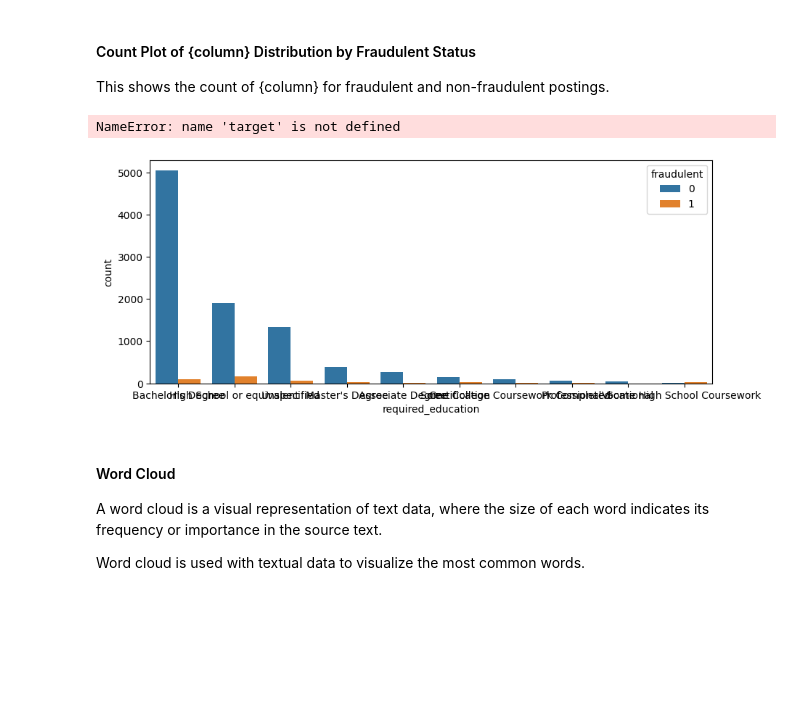
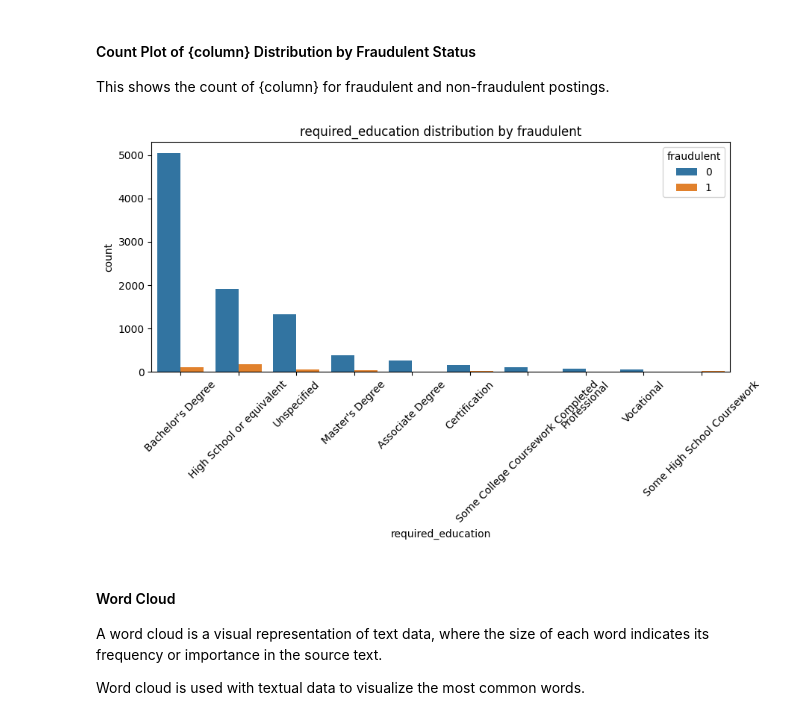
Before and after one commit to geekcourses/RealFakeJobPostingPrediction_Mitko, a Jupyter notebook: src/data_preprocessing.ipynb, the cells around one changed output. Saved outputs shown, nothing was run; the diff lists cells and outputs as text; code cells hidden in the pictures; blank space fills up the shorter version.

```diff
--- a/src/data_preprocessing.ipynb
+++ b/src/data_preprocessing.ipynb
@@ -172,15 +172,14 @@ This shows the count of {column} for fraudulent and non-fraudulent postings.
 # %%
 def show_countplot(column, N=10):
     plt.figure(figsize=(10, 4))
     sns.countplot(data=df, x=column, hue='fraudulent', order=df[column].value_counts().index[:N])
-    plt.title(f'{column} distribution by {target}')
+    plt.title(f'{column} distribution by fraudulent')
     plt.xticks(rotation=45)
     plt.show()
 
 show_countplot('required_education')
 # %% [output]
-NameError: name 'target' is not defined
-[figure, old version]
+[figure, new version]
 # %% [markdown]
 #### Word Cloud
 
```
Also changed, not shown: parts of 14 cells of this notebook.
